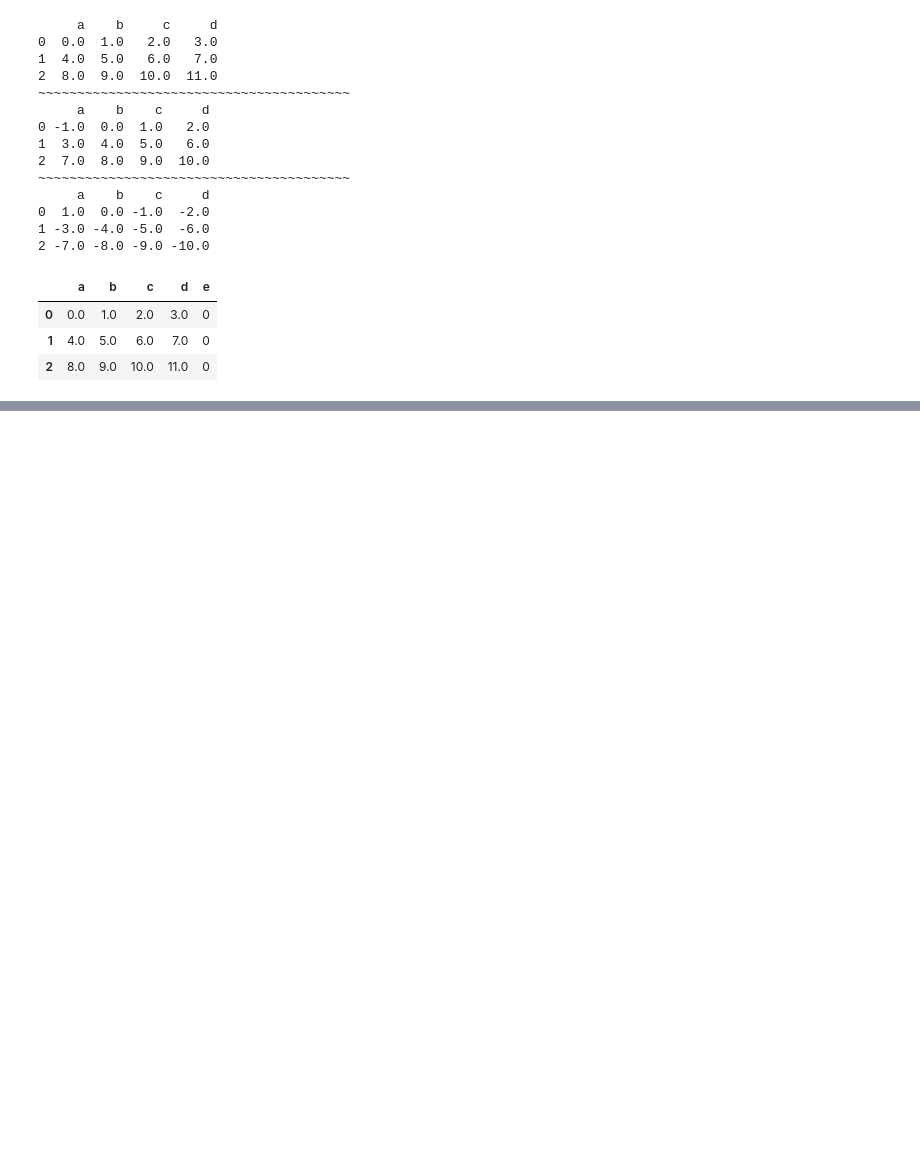
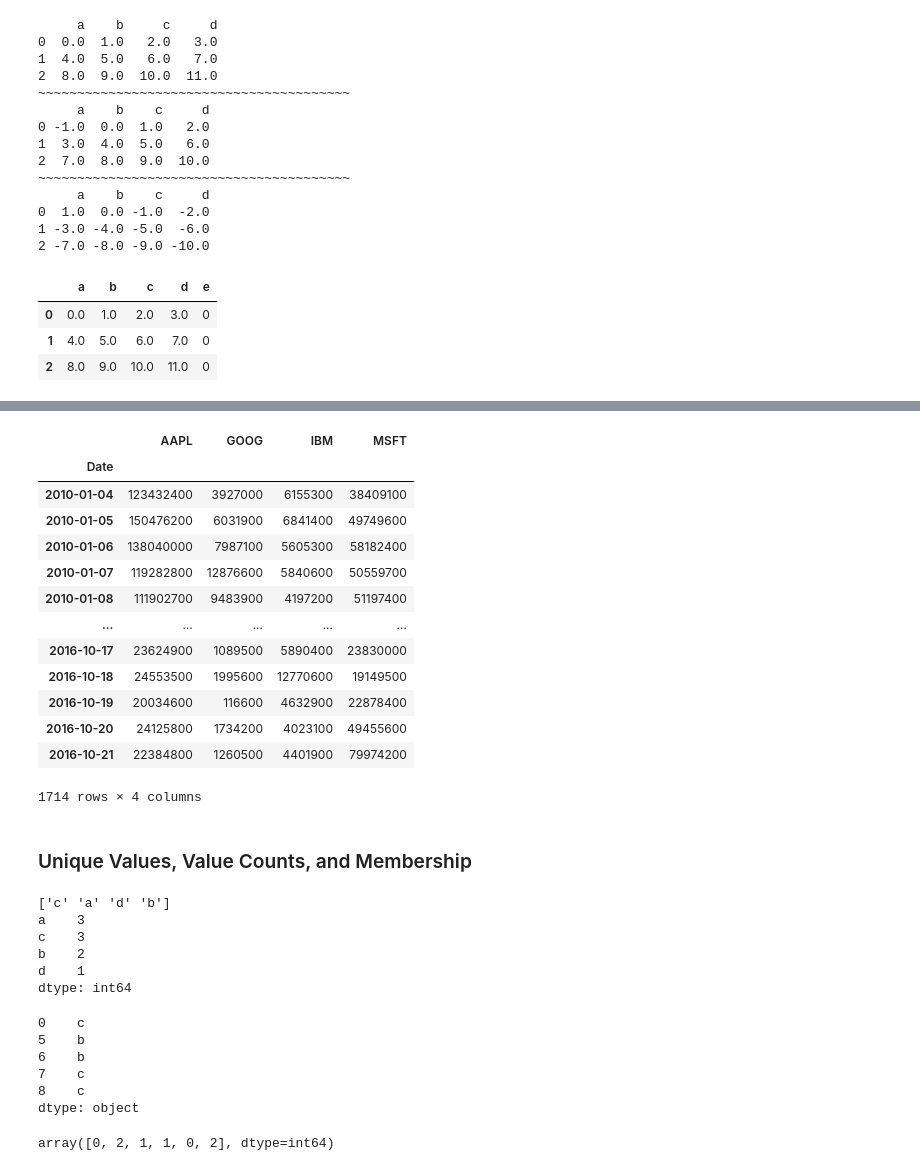
Before and after one commit to netager/Quick_Ref, a Jupyter notebook: data_analysis/Pandas/pandas_basic.ipynb, the cells around one changed output, grey strips where cells are left out. Drawn from its saved outputs; the diff is of its cells as text; code cells hidden in the pictures; blank space fills up the shorter version.

```diff
--- a/data_analysis/Pandas/pandas_basic.ipynb
+++ b/data_analysis/Pandas/pandas_basic.ipynb
@@ -707,0 +1159,48 @@ NameError: name 'df1' is not defined
+# %%
+volume
+# %% [output]
+|  | AAPL | GOOG | IBM | MSFT |
+| Date |  |  |  |  |
+| 2010-01-04 | 123432400 | 3927000 | 6155300 | 38409100 |
+| 2010-01-05 | 150476200 | 6031900 | 6841400 | 49749600 |
+| 2010-01-06 | 138040000 | 7987100 | 5605300 | 58182400 |
+| 2010-01-07 | 119282800 | 12876600 | 5840600 | 50559700 |
+| 2010-01-08 | 111902700 | 9483900 | 4197200 | 51197400 |
+| ... | ... | ... | ... | ... |
+| 2016-10-17 | 23624900 | 1089500 | 5890400 | 23830000 |
+| 2016-10-18 | 24553500 | 1995600 | 12770600 | 19149500 |
+| 2016-10-19 | 20034600 | 116600 | 4632900 | 22878400 |
+| 2016-10-20 | 24125800 | 1734200 | 4023100 | 49455600 |
+| 2016-10-21 | 22384800 | 1260500 | 4401900 | 79974200 |
+1714 rows × 4 columns
+# %% [markdown]
+### Unique Values, Value Counts, and Membership
+# %%
+obj = pd.Series(['c', 'a', 'd', 'a', 'a', 'b', 'b', 'c', 'c'])
+print(obj.unique())
+print(obj.value_counts())
+# %% [output]
+['c' 'a' 'd' 'b']
+a    3
+c    3
+b    2
+d    1
+dtype: int64
+# %%
+obj
+mask = obj.isin(['b', 'c'])
+mask
+obj[mask]
+# %% [output]
+0    c
+5    b
+6    b
+7    c
+8    c
+dtype: object
+# %%
+to_match = pd.Series(['c', 'a', 'b', 'b', 'c', 'a'])
+unique_vals = pd.Series(['c', 'b', 'a'])
+pd.Index(unique_vals).get_indexer(to_match)
+# %% [output]
+array([0, 2, 1, 1, 0, 2], dtype=int64)
```
Also changed, not shown: parts of 46 cells of this notebook, 4 other files.
